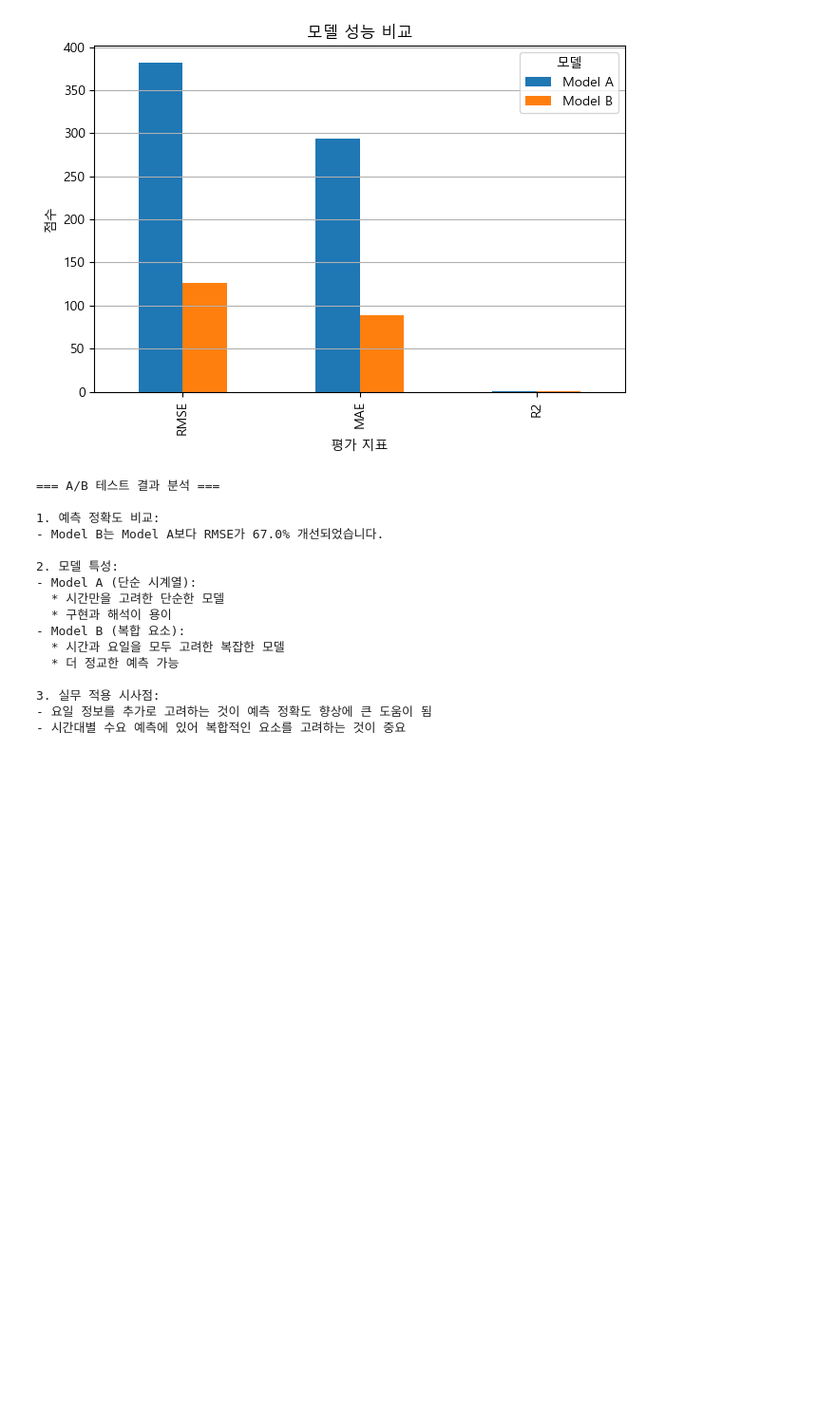
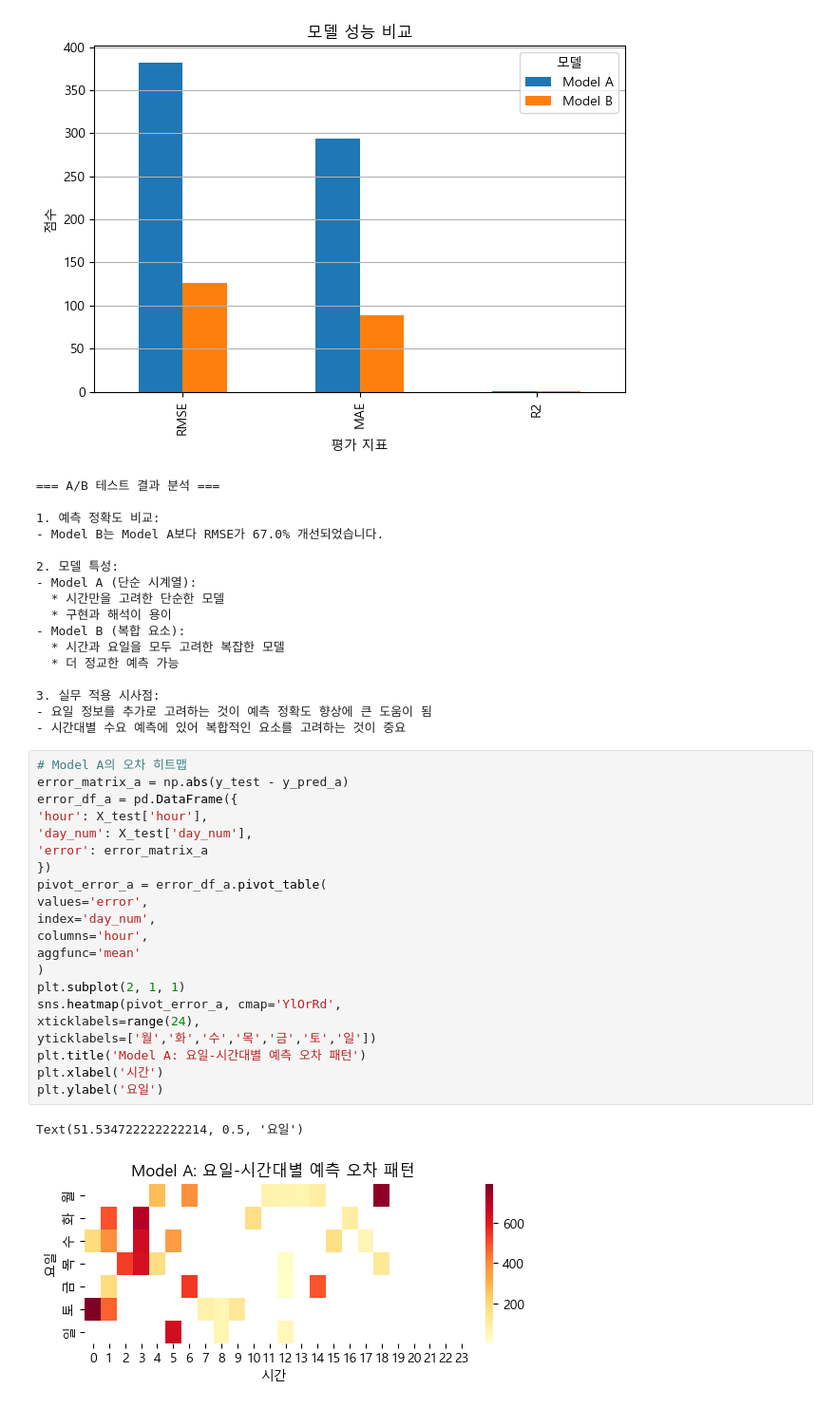
Before and after one commit to hyunsungKR/data-analysis, a Jupyter notebook: uberAnalysisProject/notebooks/abTesting/demand_prediction_comparison.ipynb, the cells around one changed output. Shown: that part at 95% size. Drawn from its saved outputs; the diff is of its cells as text; blank space fills up the shorter version.

```diff
--- a/uberAnalysisProject/notebooks/abTesting/demand_prediction_comparison.ipynb
+++ b/uberAnalysisProject/notebooks/abTesting/demand_prediction_comparison.ipynb
@@ -229,3 +229,27 @@ print("- 시간대별 수요 예측에 있어 복합적인 요소를 고려하
 3. 실무 적용 시사점:
 - 요일 정보를 추가로 고려하는 것이 예측 정확도 향상에 큰 도움이 됨
 - 시간대별 수요 예측에 있어 복합적인 요소를 고려하는 것이 중요
+# %%
+# Model A의 오차 히트맵
+error_matrix_a = np.abs(y_test - y_pred_a)
+error_df_a = pd.DataFrame({
+'hour': X_test['hour'],
+'day_num': X_test['day_num'],
+'error': error_matrix_a
+})
+pivot_error_a = error_df_a.pivot_table(
+values='error',
+index='day_num',
+columns='hour',
+aggfunc='mean'
+)
+plt.subplot(2, 1, 1)
+sns.heatmap(pivot_error_a, cmap='YlOrRd',
+xticklabels=range(24),
+yticklabels=['월','화','수','목','금','토','일'])
+plt.title('Model A: 요일-시간대별 예측 오차 패턴')
+plt.xlabel('시간')
+plt.ylabel('요일')
+# %% [output]
+Text(51.534722222222214, 0.5, '요일')
+[figure, added]
```
Also changed, not shown: parts of 1 cell of this notebook.
